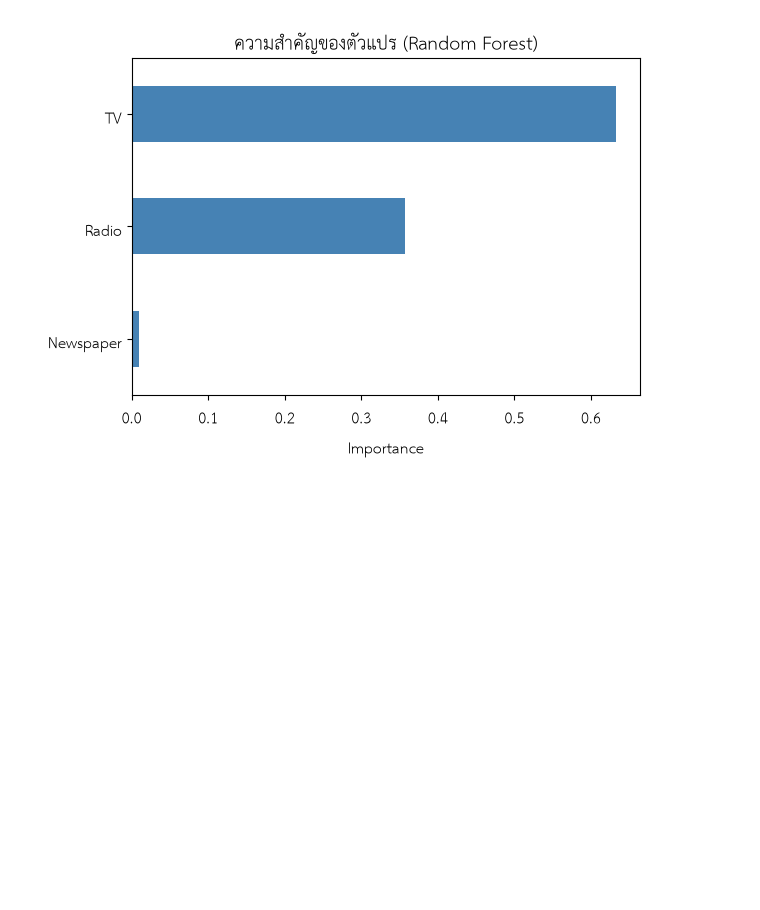
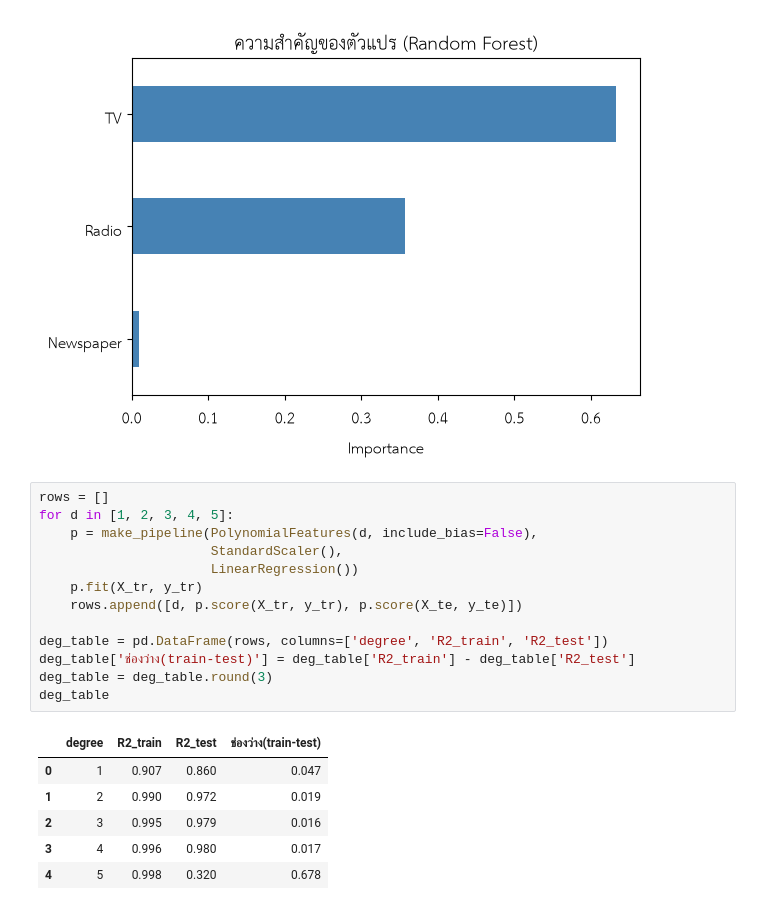
Before and after one commit to 68030856Thitikorn/advertising_856, a Jupyter notebook: code/advertising-analysis.ipynb, the cells around one changed output. Drawn from its saved outputs; the diff is of its cells as text; blank space fills up the shorter version.

```diff
--- a/code/advertising-analysis.ipynb
+++ b/code/advertising-analysis.ipynb
@@ -223,3 +235,23 @@ plt.tight_layout()
 plt.show()
 # %% [output]
 [figure]
+# %%
+rows = []
+for d in [1, 2, 3, 4, 5]:
+    p = make_pipeline(PolynomialFeatures(d, include_bias=False),
+                      StandardScaler(),
+                      LinearRegression())
+    p.fit(X_tr, y_tr)
+    rows.append([d, p.score(X_tr, y_tr), p.score(X_te, y_te)])
+
+deg_table = pd.DataFrame(rows, columns=['degree', 'R2_train', 'R2_test'])
+deg_table['ช่องว่าง(train-test)'] = deg_table['R2_train'] - deg_table['R2_test']
+deg_table = deg_table.round(3)
+deg_table
+# %% [output]
+|  | degree | R2_train | R2_test | ช่องว่าง(train-test) |
+| 0 | 1 | 0.907 | 0.860 | 0.047 |
+| 1 | 2 | 0.990 | 0.972 | 0.019 |
+| 2 | 3 | 0.995 | 0.979 | 0.016 |
+| 3 | 4 | 0.996 | 0.980 | 0.017 |
+| 4 | 5 | 0.998 | 0.320 | 0.678 |
```
Also changed, not shown: parts of 2 cells of this notebook.
